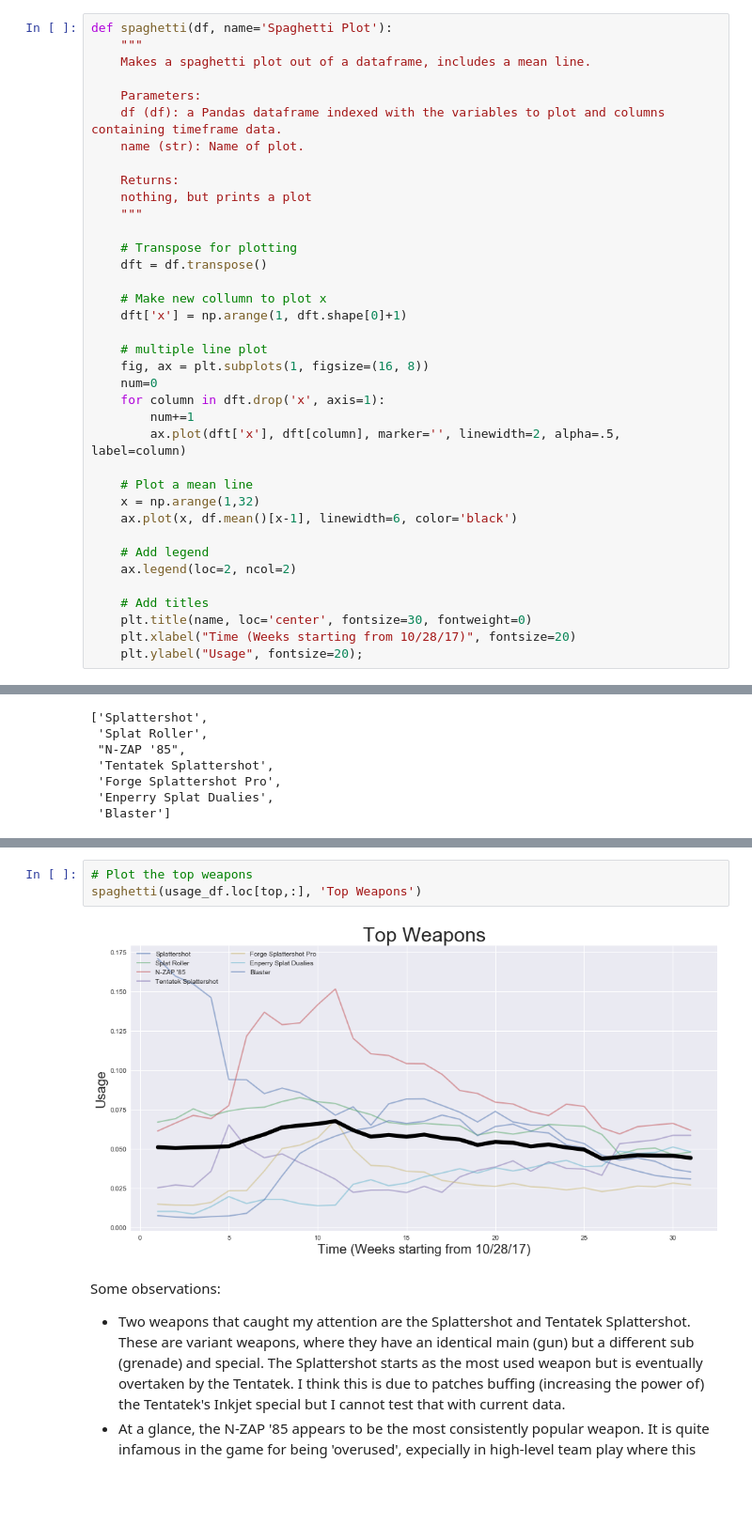
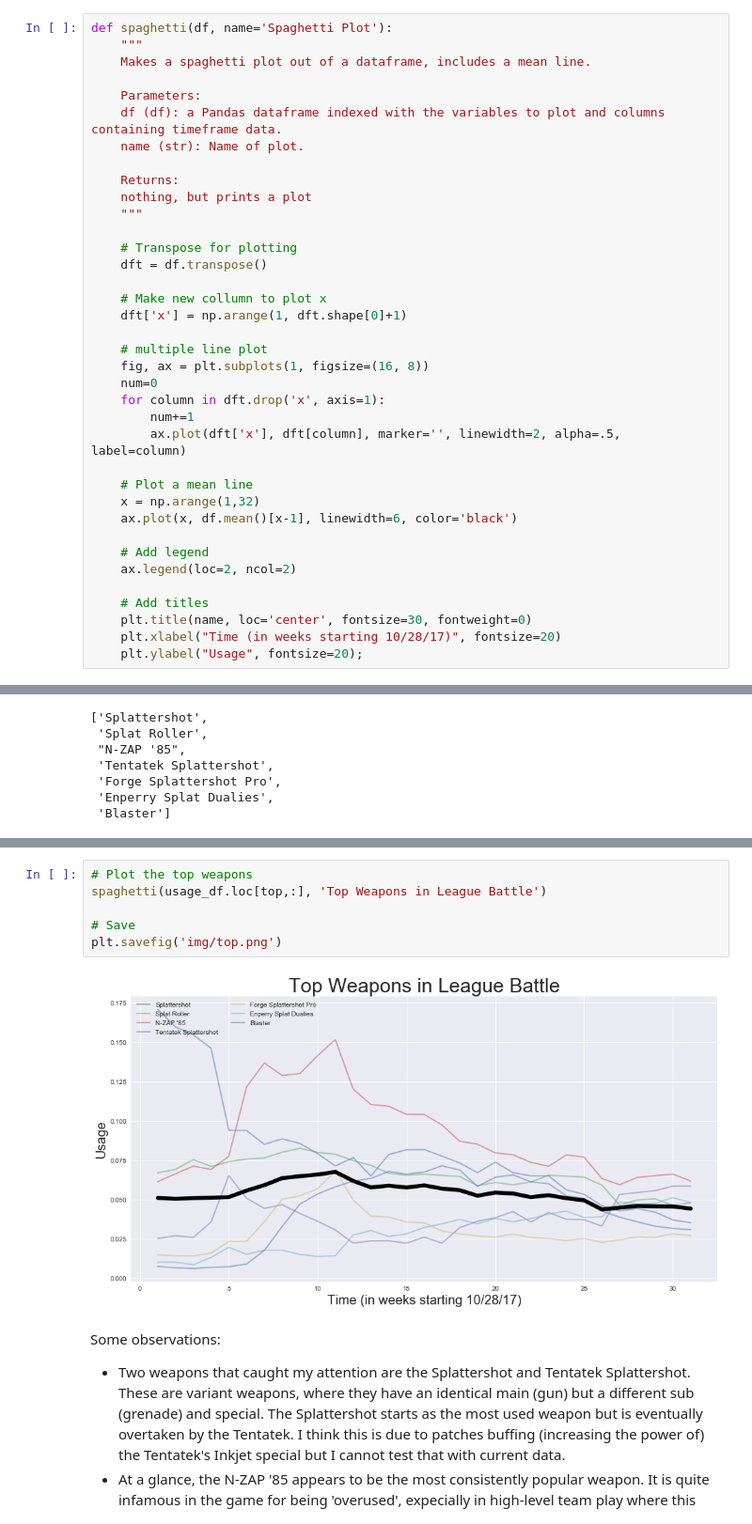
Before and after one commit to Rokushou/Splatoon2_Meta_EDA, a Jupyter notebook: EDA.ipynb, the cells around one changed output, grey strips where cells are left out. Shown at 94% size. Saved outputs shown, nothing was run; the diff lists cells and outputs as text; blank space fills up the shorter version.

```diff
--- a/EDA.ipynb
+++ b/EDA.ipynb
@@ -105,7 +105,7 @@ def spaghetti(df, name='Spaghetti Plot'):
 
     # Add titles
     plt.title(name, loc='center', fontsize=30, fontweight=0)
-    plt.xlabel("Time (Weeks starting from 10/28/17)", fontsize=20)
+    plt.xlabel("Time (in weeks starting 10/28/17)", fontsize=20)
     plt.ylabel("Usage", fontsize=20);
 # %%
 # spaghetti plot everything
@@ -172,9 +172,12 @@ There are a lot of shooter (rifle) class weapons in this list, 4 out of 7. There
 ![Enperry Splat Dualies](https://cdn.wikimg.net/en/splatoonwiki/images/6/69/S2_Weapon_Main_Enperry_Splat_Dualies.png)
 # %%
 # Plot the top weapons
-spaghetti(usage_df.loc[top,:], 'Top Weapons')
+spaghetti(usage_df.loc[top,:], 'Top Weapons in League Battle')
+
+# Save
+plt.savefig('img/top.png')
 # %% [output]
-[figure, old version]
+[figure, new version]
 # %% [markdown]
 Some observations:
 * Two weapons that caught my attention are the Splattershot and Tentatek Splattershot. These are variant weapons, where they have an identical main (gun) but a different sub (grenade) and special. The Splattershot starts as the most used weapon but is eventually overtaken by the Tentatek. I think this is due to patches buffing (increasing the power of) the Tentatek's Inkjet special but I cannot test that with current data.
```
Also changed, not shown: parts of 9 cells of this notebook.
